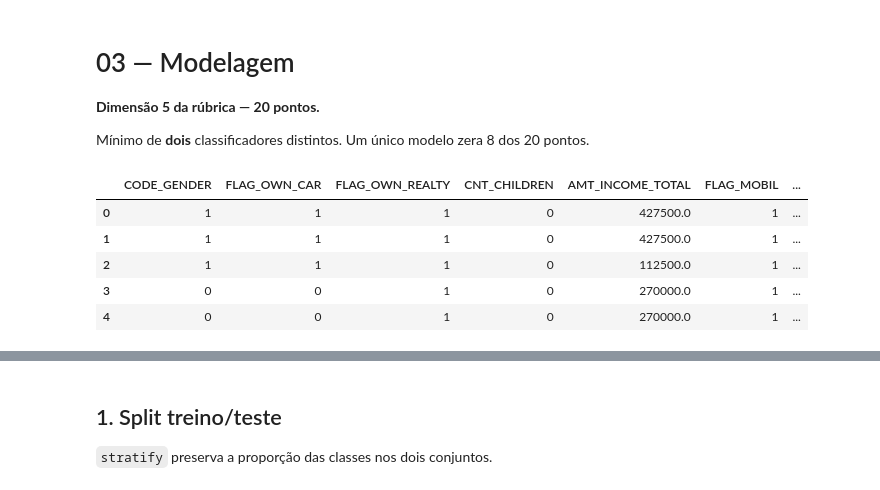
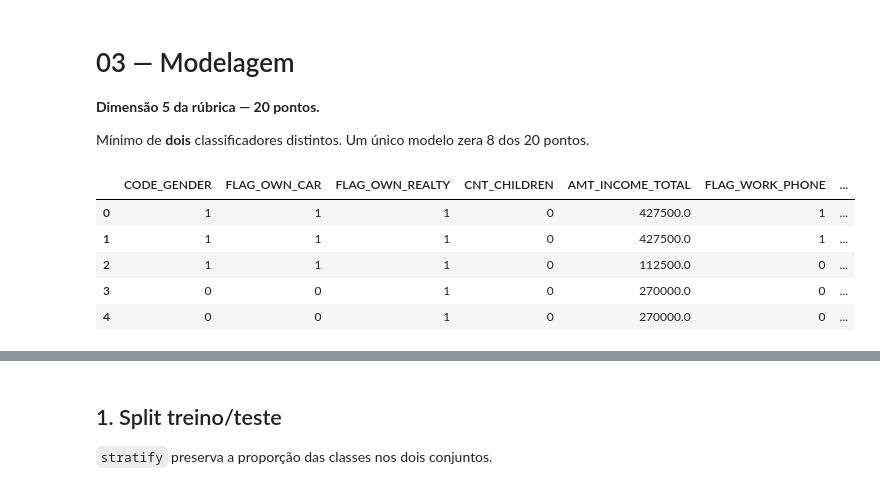
Before and after one commit to Ginkno/postech-tech-challenge-fase2-grupo1-12dtat, a Jupyter notebook: notebooks/03_modelagem.ipynb, the cells around one changed output, grey strips where cells are left out. Saved outputs shown, nothing was run; the diff lists cells and outputs as text; code cells hidden in the pictures.

```diff
--- a/notebooks/03_modelagem.ipynb
+++ b/notebooks/03_modelagem.ipynb
@@ -24,13 +26,15 @@ TARGET = "IS_BAD_PAYER"
 
 pd.set_option("display.max_columns", None)
 # %%
-df_model = pd.read_csv(PROCESSED)
+#Leitura do dataframe
+df_final_encoded = pd.read_csv(PROCESSED)
 # %%
-display(df_model.head())
+#visualização das cinco primeiras linhas.
+display(df_final_encoded.head())
 # %% [output]
-|  | CODE_GENDER | FLAG_OWN_CAR | FLAG_OWN_REALTY | CNT_CHILDREN | AMT_INCOME_TOTAL | FLAG_MOBIL | ... |
+|  | CODE_GENDER | FLAG_OWN_CAR | FLAG_OWN_REALTY | CNT_CHILDREN | AMT_INCOME_TOTAL | FLAG_WORK_PHONE | ... |
 | 0 | 1 | 1 | 1 | 0 | 427500.0 | 1 | ... |
 | 1 | 1 | 1 | 1 | 0 | 427500.0 | 1 | ... |
-| 2 | 1 | 1 | 1 | 0 | 112500.0 | 1 | ... |
-| 3 | 0 | 0 | 1 | 0 | 270000.0 | 1 | ... |
-| 4 | 0 | 0 | 1 | 0 | 270000.0 | 1 | ... |
+| 2 | 1 | 1 | 1 | 0 | 112500.0 | 0 | ... |
+| 3 | 0 | 0 | 1 | 0 | 270000.0 | 0 | ... |
+| 4 | 0 | 0 | 1 | 0 | 270000.0 | 0 | ... |
```
Also changed, not shown: parts of 24 cells of this notebook, 4 other files.
